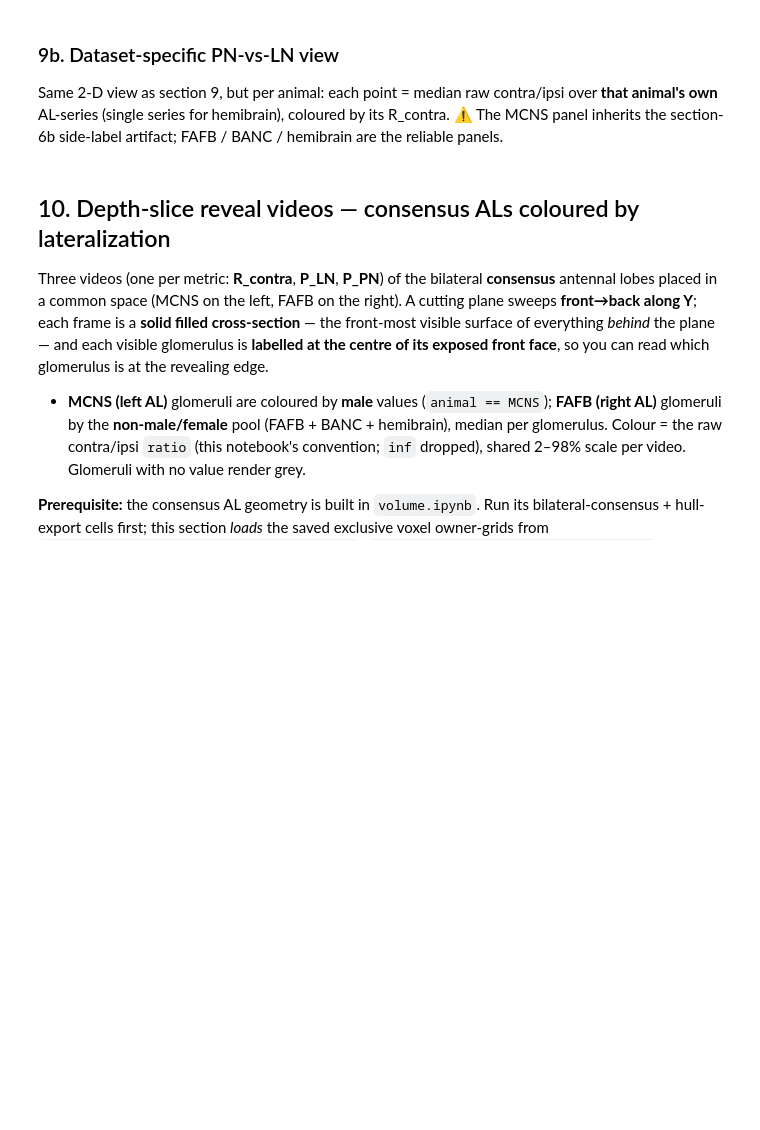
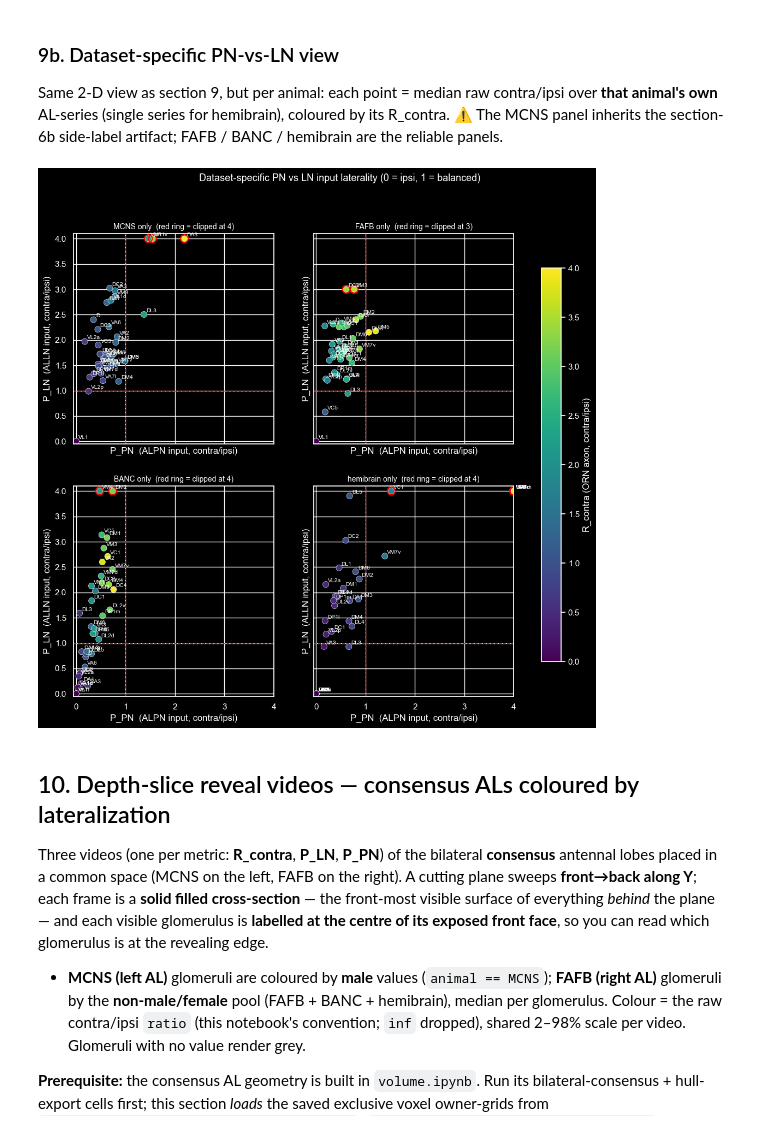
Before and after one commit to neurorishika/fly-connectomics, a Jupyter notebook: analysis/ORN-lateralization-multi.ipynb, the cells around one changed output. Saved outputs shown, nothing was run; the diff lists cells and outputs as text; code cells hidden in the pictures; blank space fills up the shorter version.

```diff
--- a/analysis/ORN-lateralization-multi.ipynb
+++ b/analysis/ORN-lateralization-multi.ipynb
@@ -672,32 +692,34 @@ its R_contra. ⚠ The MCNS panel inherits the section-6b side-label artifact;
 FAFB / BANC / hemibrain are the reliable panels.
 # %%
 # ── Dataset-specific 2-D view: P_PN vs P_LN (one panel per animal) ───────────
-fig, axes = plt.subplots(2, 2, figsize=(13, 11), squeeze=False)
+fig, axes = plt.subplots(2, 2, figsize=(13, 11), squeeze=False, sharex=True, sharey=True)
 for ax, a in zip(axes.ravel(), ANIMALS):
     sp_a = summary[(summary['animal'] == a) & summary['glomerulus'].isin(common)].copy()
     sp_a['rf'] = sp_a['ratio'].replace(np.inf, np.nan)
     piv_a = sp_a.groupby(['glomerulus', 'metric'])['rf'].median().unstack('metric').reset_index()
     vals = piv_a[['R_contra', 'P_PN', 'P_LN']].values
     cap_a = float(np.ceil(np.nanquantile(vals[np.isfinite(vals)], 0.98))) or 1.0
     extreme_a = np.zeros(len(piv_a), bool)
     for c in ['R_contra', 'P_PN', 'P_LN']:
         piv_a[c], ex = cap_extreme(piv_a[c], cap_a)
         extreme_a |= ex
     sc = ax.scatter(piv_a['P_PN'], piv_a['P_LN'], c=piv_a['R_contra'], cmap='viridis',
                     s=65, edgecolor='w', linewidth=0.4)
     ax.scatter(piv_a.loc[extreme_a, 'P_PN'], piv_a.loc[extreme_a, 'P_LN'],
                s=105, facecolors='none', edgecolors='red', linewidth=1.6)
     for _, r in piv_a.iterrows():
         ax.annotate(r['glomerulus'], (r['P_PN'], r['P_LN']), fontsize=7.5,
                     xytext=(3, 3), textcoords='offset points', color='white')
     ax.axhline(1, color='r', lw=1, ls='--'); ax.axvline(1, color='r', lw=1, ls='--')
     ax.set_xlim(-0.05, max(cap_a, 1.1)); ax.set_ylim(-0.05, cap_a + 0.1)
     ax.set_title(f'{a} only  (red ring = clipped at {cap_a:g})', fontsize=10)
     ax.set_xlabel('P_PN  (ALPN input, contra/ipsi)'); ax.set_ylabel('P_LN  (ALLN input, contra/ipsi)')
 fig.colorbar(sc, ax=axes.ravel().tolist(), shrink=0.85, label='R_contra (ORN axon, contra/ipsi)')
 fig.suptitle('Dataset-specific PN vs LN input laterality (0 = ipsi, 1 = balanced)', fontsize=13)
-plt.tight_layout()
+# plt.tight_layout()
 plt.show()
+# %% [output]
+[figure, added]
 # %% [markdown]
 ## 10. Depth-slice reveal videos — consensus ALs coloured by lateralization
 
```
Also changed, not shown: parts of 4 cells of this notebook.
